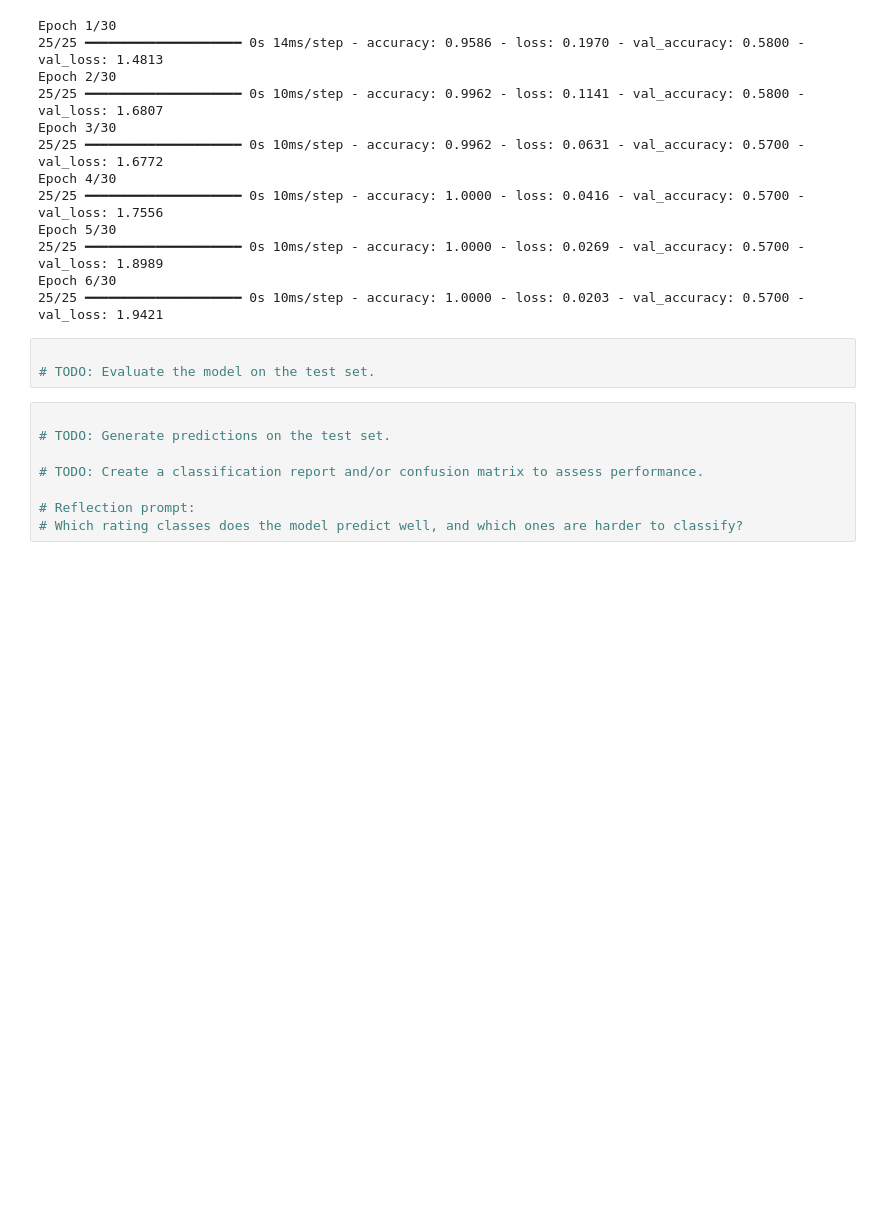
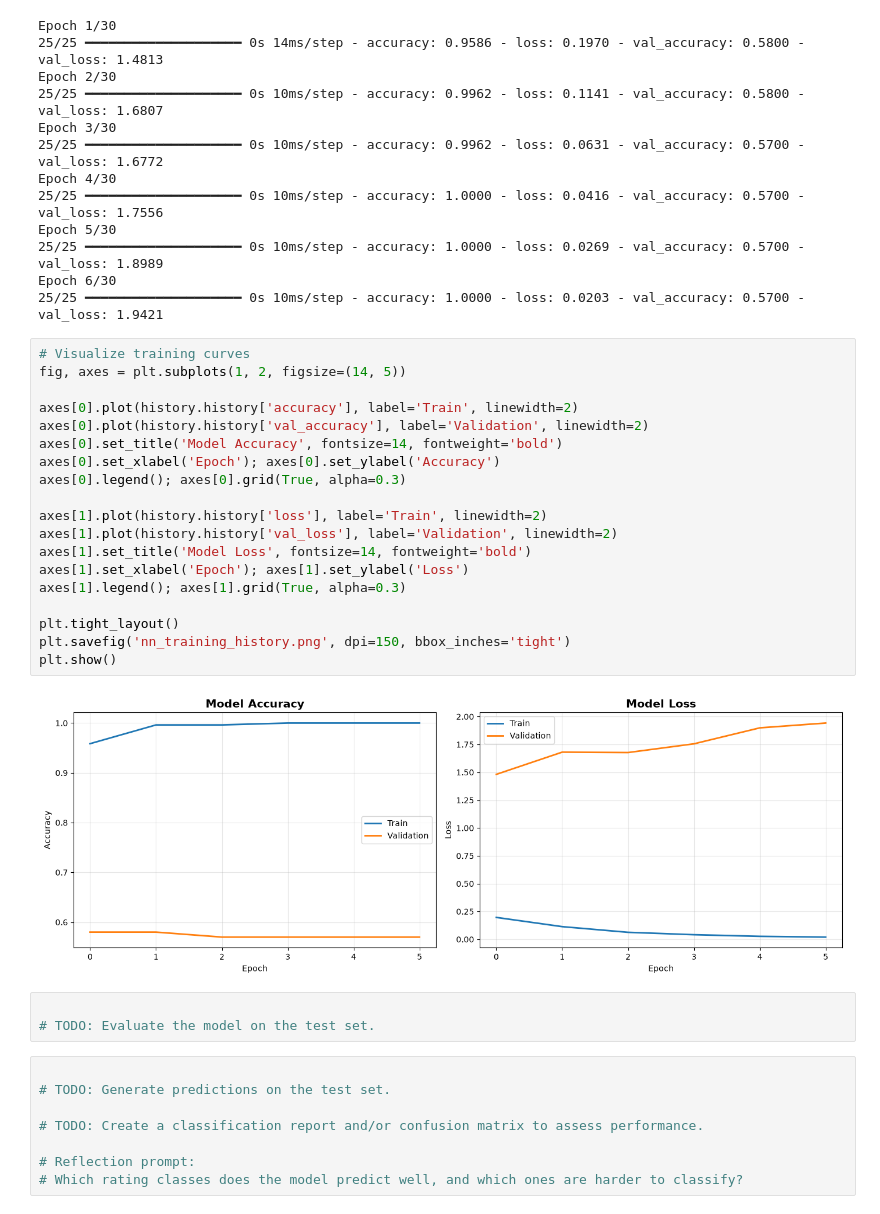
Before and after one commit to donjuel003/Summative-Lab--Analytics-Firm-Clients, a Jupyter notebook: C09_M08.ipynb, the cells around one changed output. Drawn from its saved outputs; the diff is of its cells as text; blank space fills up the shorter version.

Commit message:
Visualize training curves

```diff
--- a/C09_M08.ipynb
+++ b/C09_M08.ipynb
@@ -762,8 +762,29 @@ Epoch 5/30
 Epoch 6/30
 25/25 ━━━━━━━━━━━━━━━━━━━━ 0s 10ms/step - accuracy: 1.0000 - loss: 0.0203 - val_accuracy: 0.5700 - val_loss: 1.9421
 # %%
+# Visualize training curves
+fig, axes = plt.subplots(1, 2, figsize=(14, 5))
 
-# TODO: Evaluate the model on the test set.
+axes[0].plot(history.history['accuracy'], label='Train', linewidth=2)
+axes[0].plot(history.history['val_accuracy'], label='Validation', linewidth=2)
+axes[0].set_title('Model Accuracy', fontsize=14, fontweight='bold')
+axes[0].set_xlabel('Epoch'); axes[0].set_ylabel('Accuracy')
+axes[0].legend(); axes[0].grid(True, alpha=0.3)
+
+axes[1].plot(history.history['loss'], label='Train', linewidth=2)
+axes[1].plot(history.history['val_loss'], label='Validation', linewidth=2)
+axes[1].set_title('Model Loss', fontsize=14, fontweight='bold')
+axes[1].set_xlabel('Epoch'); axes[1].set_ylabel('Loss')
+axes[1].legend(); axes[1].grid(True, alpha=0.3)
+
+plt.tight_layout()
+plt.savefig('nn_training_history.png', dpi=150, bbox_inches='tight')
+plt.show()
+# %% [output]
+[figure, added]
+# %%
+
+# TODO: Evaluate the model on the test set.
 # %%
 
 # TODO: Generate predictions on the test set.
```
